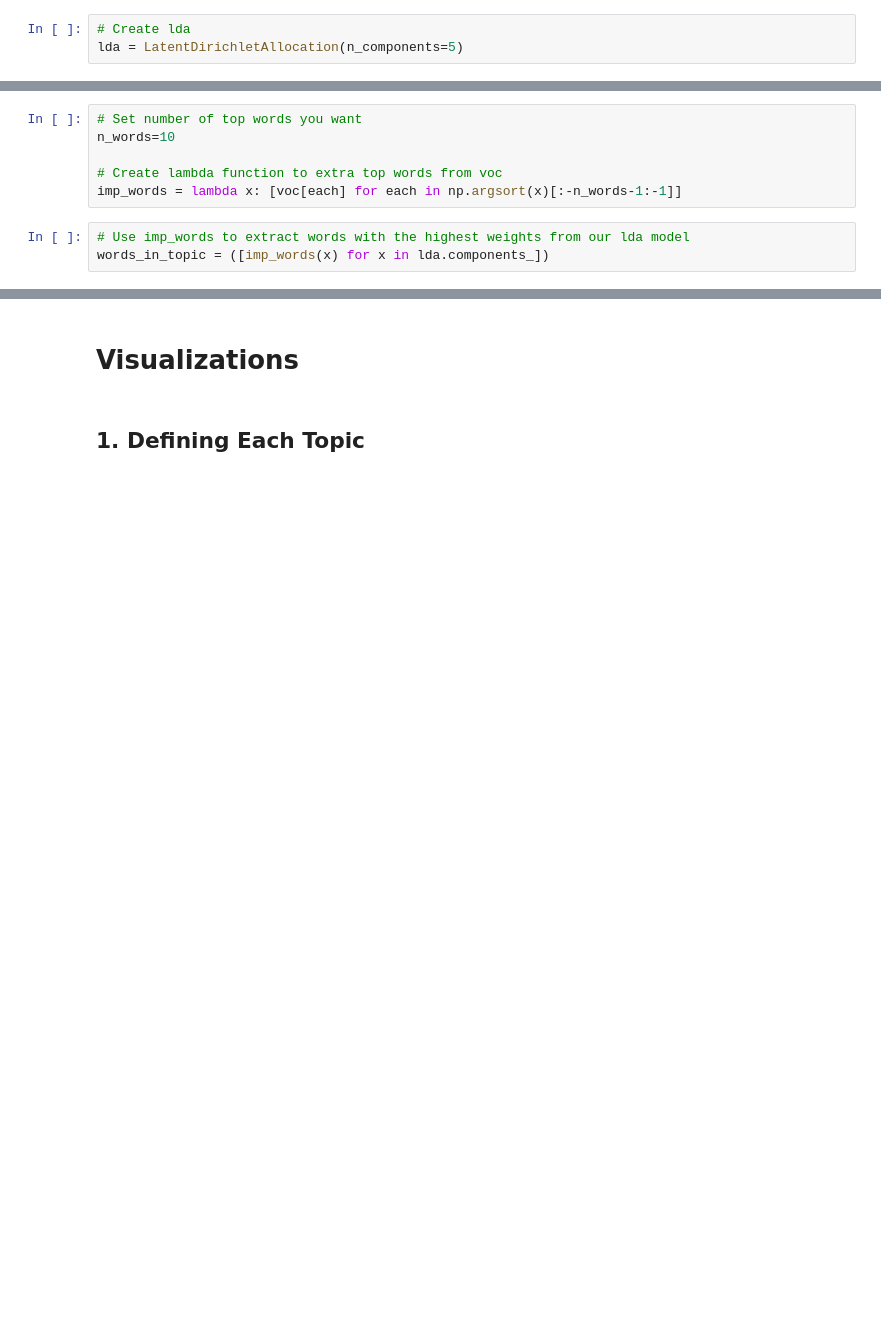
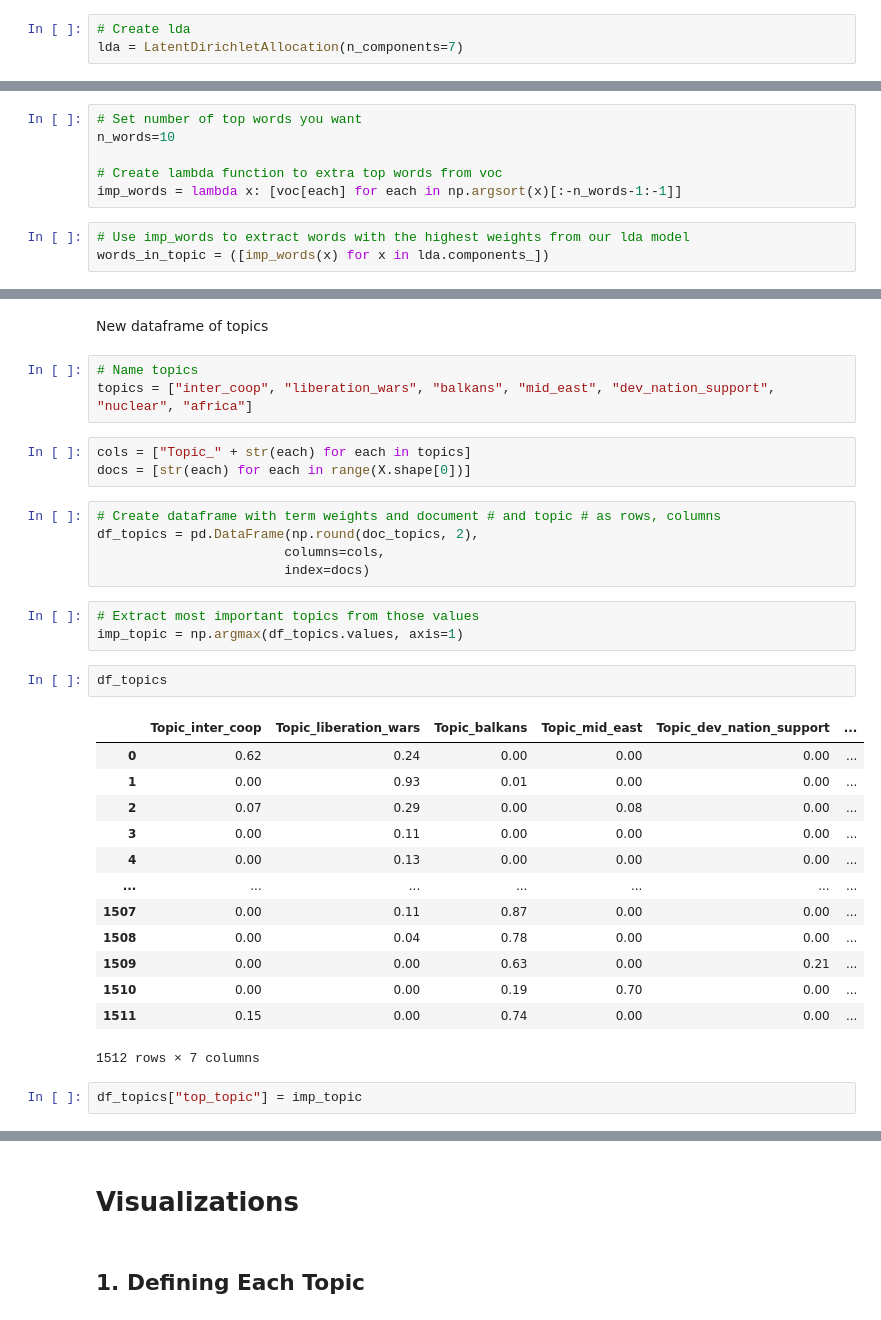
Before and after one commit to ringmatt/PPOL566_DataSci3_Projects, a Jupyter notebook: Project2_TextAnalysis/ringmatt_project2.ipynb, the cells around one changed output, grey strips where cells are left out. Cells and saved outputs as stored; diff of their text form; blank space fills up the shorter version.

```diff
--- a/Project2_TextAnalysis/ringmatt_project2.ipynb
+++ b/Project2_TextAnalysis/ringmatt_project2.ipynb
@@ -101,7 +114,7 @@ vec = CountVectorizer(stop_words=text.ENGLISH_STOP_WORDS.union(additional_stop_w
 X = vec.fit_transform(df_fss["text"])
 # %%
 # Create lda
-lda = LatentDirichletAllocation(n_components=5)
+lda = LatentDirichletAllocation(n_components=7)
 # %%
 # Fit lda
 doc_topics = lda.fit_transform(X)
@@ -146,0 +160,34 @@ words_in_topic
+# %% [markdown]
+New dataframe of topics
+# %%
+# Name topics
+topics = ["inter_coop", "liberation_wars", "balkans", "mid_east", "dev_nation_support", "nuclear", "africa"]
+# %%
+cols = ["Topic_" + str(each) for each in topics]
+docs = [str(each) for each in range(X.shape[0])]
+# %%
+# Create dataframe with term weights and document # and topic # as rows, columns
+df_topics = pd.DataFrame(np.round(doc_topics, 2),
+                        columns=cols,
+                        index=docs)
+# %%
+# Extract most important topics from those values
+imp_topic = np.argmax(df_topics.values, axis=1)
+# %%
+df_topics
+# %% [output]
+|  | Topic_inter_coop | Topic_liberation_wars | Topic_balkans | Topic_mid_east | Topic_dev_nation_support | ... |
+| 0 | 0.62 | 0.24 | 0.00 | 0.00 | 0.00 | ... |
+| 1 | 0.00 | 0.93 | 0.01 | 0.00 | 0.00 | ... |
+| 2 | 0.07 | 0.29 | 0.00 | 0.08 | 0.00 | ... |
+| 3 | 0.00 | 0.11 | 0.00 | 0.00 | 0.00 | ... |
+| 4 | 0.00 | 0.13 | 0.00 | 0.00 | 0.00 | ... |
+| ... | ... | ... | ... | ... | ... | ... |
+| 1507 | 0.00 | 0.11 | 0.87 | 0.00 | 0.00 | ... |
+| 1508 | 0.00 | 0.04 | 0.78 | 0.00 | 0.00 | ... |
+| 1509 | 0.00 | 0.00 | 0.63 | 0.00 | 0.21 | ... |
+| 1510 | 0.00 | 0.00 | 0.19 | 0.70 | 0.00 | ... |
+| 1511 | 0.15 | 0.00 | 0.74 | 0.00 | 0.00 | ... |
+1512 rows × 7 columns
+# %%
+df_topics["top_topic"] = imp_topic
```
Also changed, not shown: parts of 18 cells of this notebook, 1 other file.
